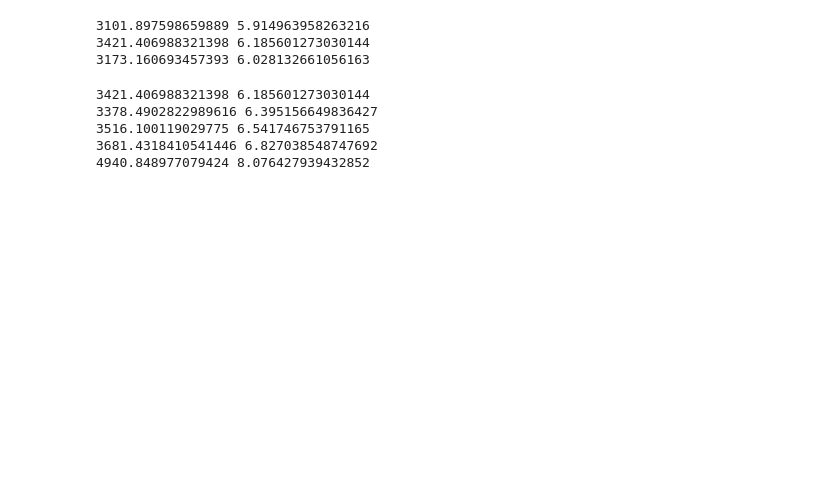
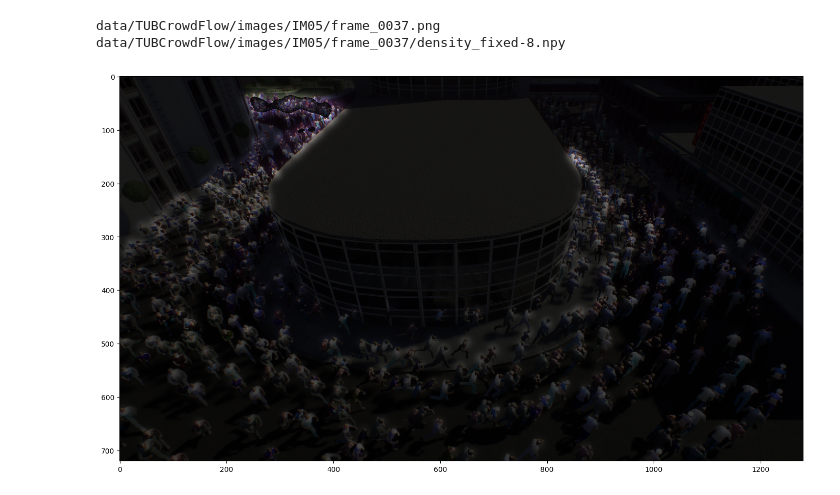
Before and after one commit to janerikvw/Crossing-Line-Counting, a Jupyter notebook: code/v2_compare.ipynb, the cells around one changed output. Saved outputs shown, nothing was run; the diff lists cells and outputs as text; code cells hidden in the pictures; blank space fills up the shorter version.

```diff
--- a/code/v2_compare.ipynb
+++ b/code/v2_compare.ipynb
@@ -7,43 +14,46 @@ import numpy as np
-# %%
-def load_data(path):
-    data = pd.read_csv(path, names=['name1', 'name2', 'lr_pred', 'rl_pred', 'lr_true', 'rl_true'])
-    data['off'] = abs(data['rl_true']-data['rl_pred']) + abs(data['lr_true']-data['lr_pred'])
-    data['off_sqrt'] = data['off'].pow(2)
-    data['total'] = data['rl_true'] + data['lr_true']
-    data['perc_off'] = data['off']/data['total']
-    return data
-
-data = load_data('results/default_tensorflow/results.txt')
-print(data['off_sqrt'].sum(), data['off'].mean())
-
-data = load_data('results/default_pytorch_finetuned/results.txt')
-print(data['off_sqrt'].sum(), data['off'].mean())
-
-data = load_data('results/new_regions/results.txt')
-data.groupby(['name1'])['off_sqrt'].sum()
-print(data['off_sqrt'].sum(), data['off'].mean())
-# %% [output]
-3101.897598659889 5.914963958263216
-3421.406988321398 6.185601273030144
-3173.160693457393 6.028132661056163
 # %%
-data = load_data('results/default_pytorch_finetuned/results.txt')
-print(data['off_sqrt'].sum(), data['off'].mean())
+# data = load_data('results/default_pytorch_finetuned/results.txt')
+# print(data['off_sqrt'].sum(), data['off'].mean())
 
-data = load_data('results/cropped_results_huge/results.txt')
-print(data['off_sqrt'].sum(), data['off'].mean())
+# data = load_data('results/cropped_results_huge/results.txt')
+# print(data['off_sqrt'].sum(), data['off'].mean())
 
-data = load_data('results/cropped_results_big/results.txt')
-print(data['off_sqrt'].sum(), data['off'].mean())
+# data = load_data('results/cropped_results_big/results.txt')
+# print(data['off_sqrt'].sum(), data['off'].mean())
 
-data = load_data('results/cropped_results/results.txt')
-print(data['off_sqrt'].sum(), data['off'].mean())
+# data = load_data('results/cropped_results/results.txt')
+# print(data['off_sqrt'].sum(), data['off'].mean())
 
-data = load_data('results/cropped_results_small/results.txt')
-print(data['off_sqrt'].sum(), data['off'].mean())
+# data = load_data('results/cropped_results_small/results.txt')
+# print(data['off_sqrt'].sum(), data['off'].mean())
-# %% [output]
-3421.406988321398 6.185601273030144
-3378.4902822989616 6.395156649836427
-3516.100119029775 6.541746753791165
-3681.4318410541446 6.827038548747692
-4940.848977079424 8.076427939432852
+# %%
+for i, frame in enumerate(glob('data/TUBCrowdFlow/images/IM05/*/')):
+    if i < 100:
+        continue
+
+    orig = glob(frame[:-1]+'.*')[0]
+    dense = frame+'density_fixed-8.npy'
+    print(orig, dense)
+
+    density = np.load(dense)
+    density_img = Image.fromarray(density)
+
+    fig = plt.figure(figsize=(18,10), dpi= 100, facecolor='w', edgecolor='k')
+
+    cc_img = np.zeros((density.shape[0], density.shape[1], 4))
+    cc_img = cc_img.astype(np.uint8)
+    cc_img[:, :, 3] = 255 - (density * 255.0 / (density.max()/2))
+    cc_img[cc_img > 2] = cc_img[cc_img > 2] * 0.9
+    cc_img = Image.fromarray(cc_img, 'RGBA')
+
+    img = Image.open(orig, 'r').convert('RGBA')
+
+    imshow(np.asarray(Image.alpha_composite(img, cc_img)))
+
+#     fig = plt.figure(figsize=(12,8), dpi= 100, facecolor='w', edgecolor='k')
+#     imshow(np.asarray(img))
+
+    break
+# %% [output]
+data/TUBCrowdFlow/images/IM05/frame_0037.png data/TUBCrowdFlow/images/IM05/frame_0037/density_fixed-8.npy
+[figure, added]
```
Also changed, not shown: parts of 4 cells of this notebook, 32 other files.
